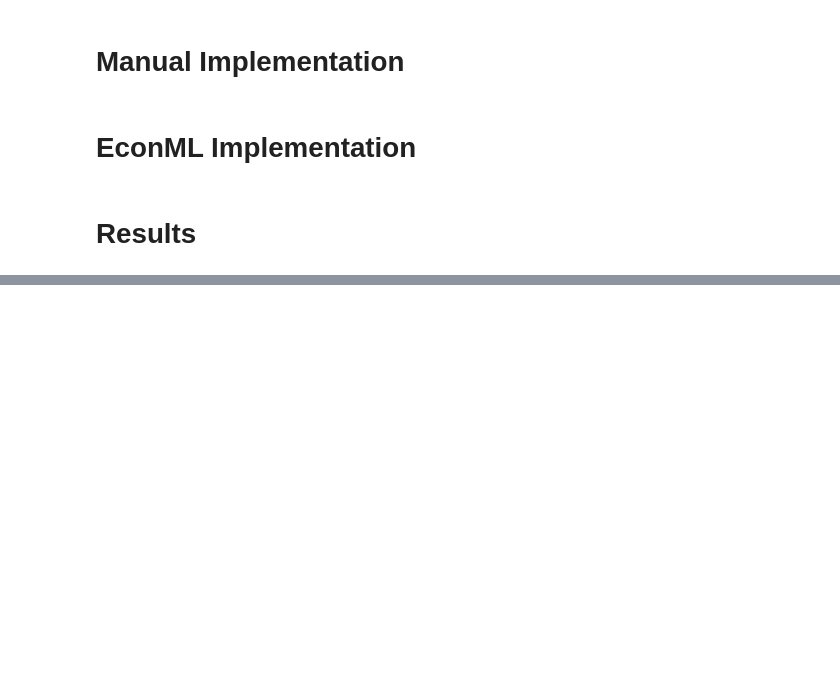
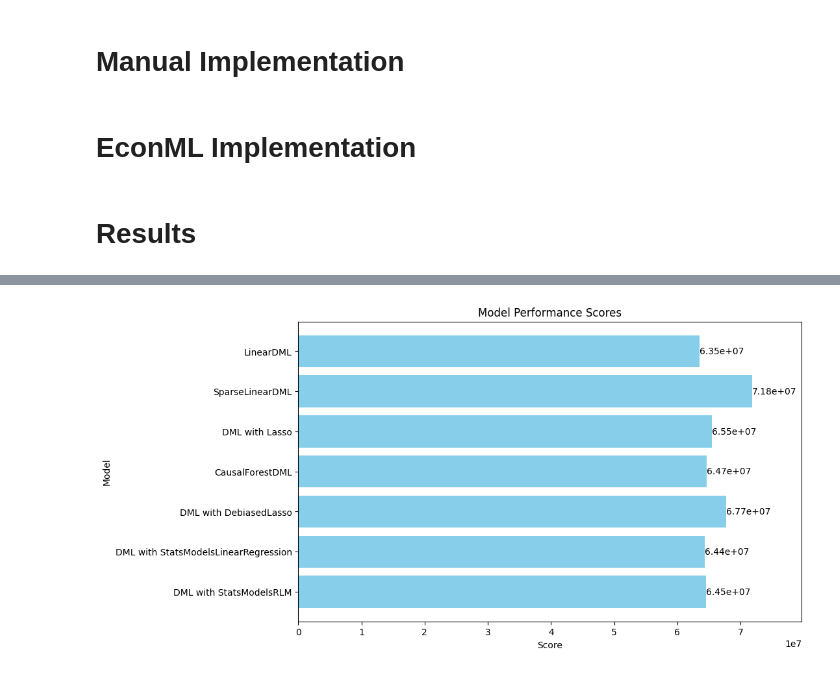
Before and after one commit to williamjowens/library-exploration, a Jupyter notebook: econml_double_machine_learning.ipynb, the cells around one changed output, grey strips where cells are left out. Saved outputs shown, nothing was run; the diff lists cells and outputs as text; code cells hidden in the pictures; blank space fills up the shorter version.

```diff
--- a/econml_double_machine_learning.ipynb
+++ b/econml_double_machine_learning.ipynb
@@ -238,0 +407,22 @@ econml Non-Parametric DML Estimated Average Treatment Effect (ATE): 1658.8662712
+# %%
+# Plotting the scores
+plt.figure(figsize=(10, 6))
+model_names = list(score.keys())
+model_scores = list(score.values())
+
+plt.barh(model_names, model_scores, color='skyblue')
+
+# Adding the scores in scientific notation next to the bars
+for index, value in enumerate(model_scores):
+    plt.text(value, index, f'{value:.2e}', va='center', ha='left')
+
+# Adjust x-axis limits to add more space on the right
+plt.xlim(0, max(model_scores) * 1.11)
+
+plt.xlabel('Score')
+plt.ylabel('Model')
+plt.title('Model Performance Scores')
+plt.gca().invert_yaxis()
+plt.show()
+# %% [output]
+[figure, added]
```
Also changed, not shown: parts of 12 cells of this notebook.
